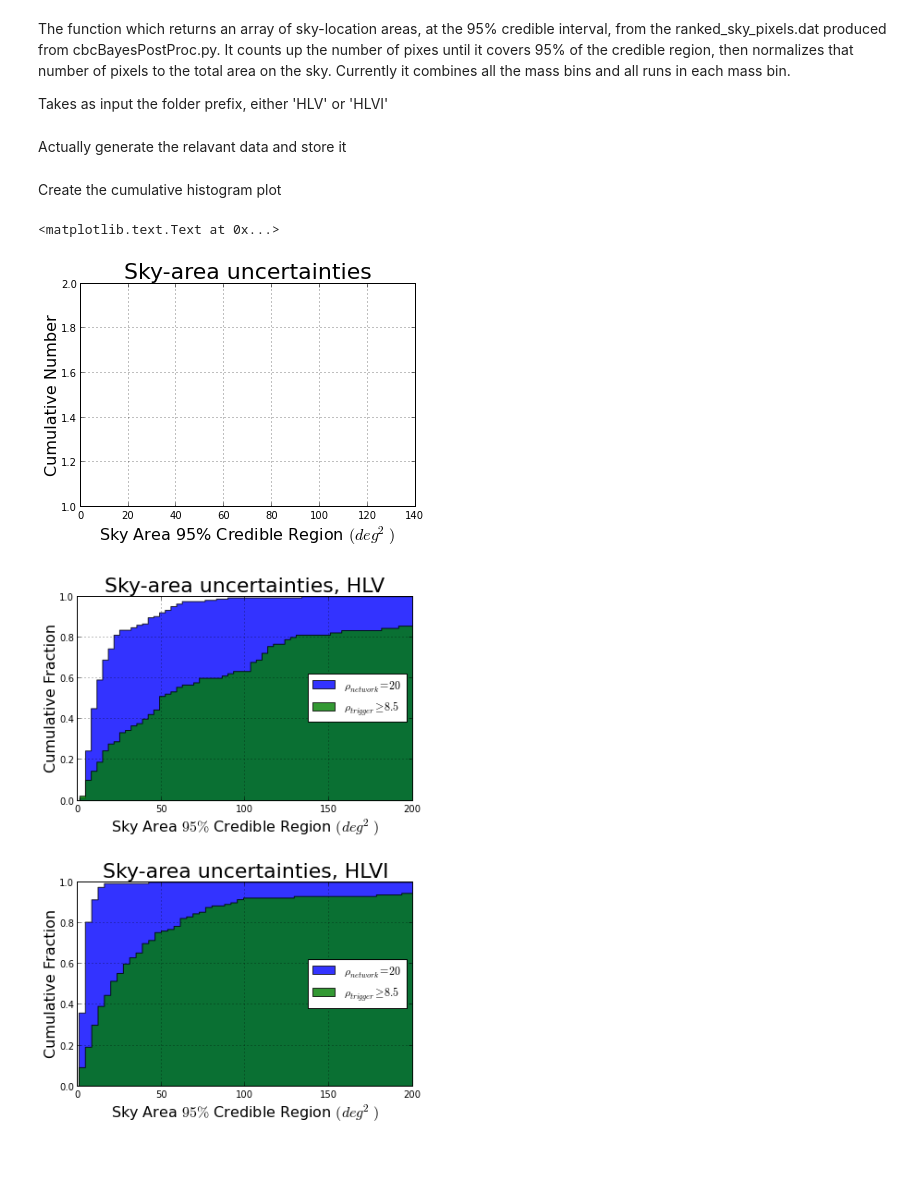
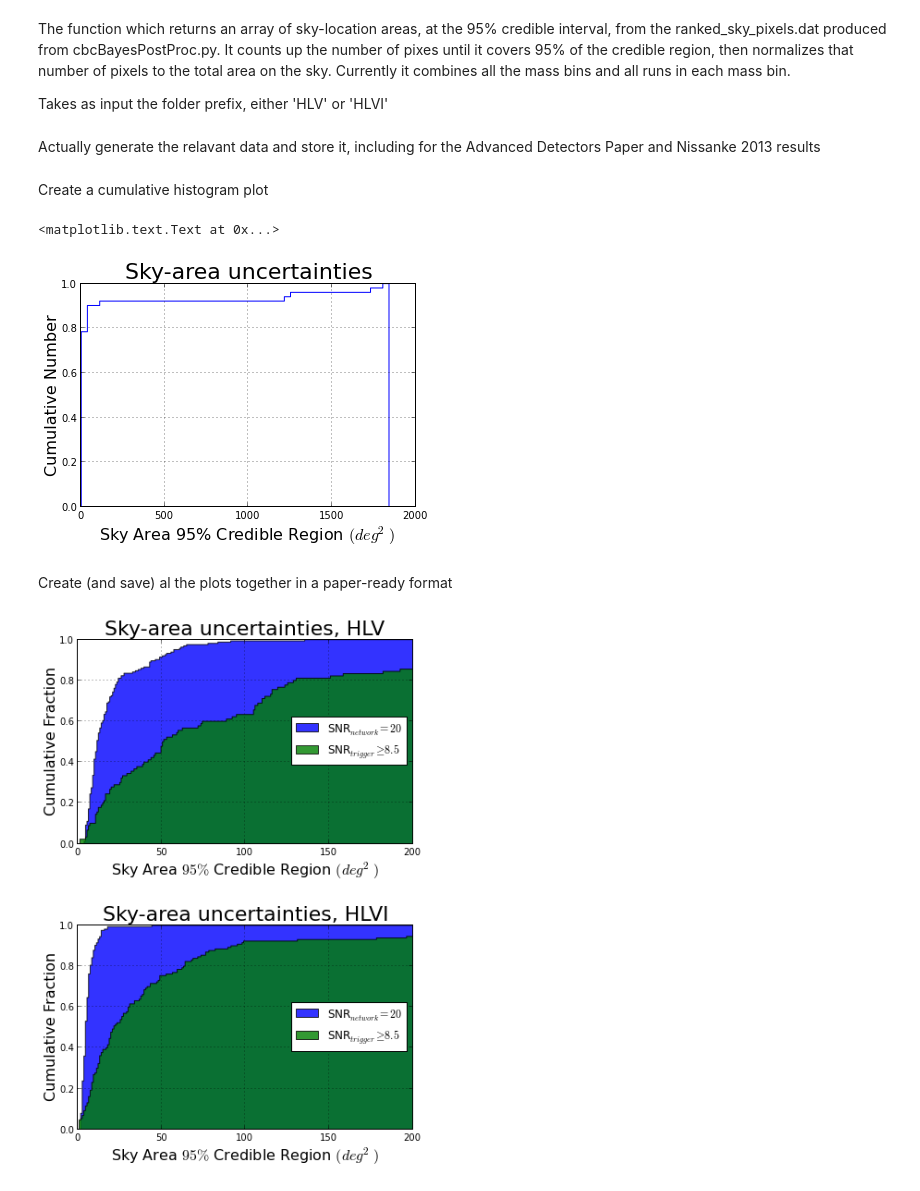
Before and after one commit to carlrodriguez/bnsProject, a Jupyter notebook: cumulativeSkyAreas.ipynb, the cells around one changed output. Saved outputs shown, nothing was run; the diff lists cells and outputs as text; code cells hidden in the pictures; blank space fills up the shorter version.

```diff
--- a/cumulativeSkyAreas.ipynb
+++ b/cumulativeSkyAreas.ipynb
@@ -30,5 +30,26 @@ def histPlots(prefix):
                 skyAreas.append(pixel*(41252.96129655765) / (len(pixelData) - 1))
                 pixel = 0
     return(skyAreas)
+# %%
+def advDetPoints():
+
+    files = os.listdir('HLVI_AdvDet')
+
+    skyAreas = []
+
+    for eachFile in files:
+        skyPixels = 'HLVI_AdvDet/' + eachFile
+        if os.path.exists(skyPixels):
+            pixel = 0
+            file = open(skyPixels)
+            pixelData = file.readlines()
+            cum = float(pixelData[1].split()[3])
+            while cum <= 0.95:
+                pixel += 1
+                cum = float(pixelData[pixel+1].split()[3])
+            skyAreas.append(pixel*(41252.96129655765) / (len(pixelData) - 1))
+            pixel = 0
+
+    return(skyAreas)
 # %% [markdown]
-Actually generate the relavant data and store it
+Actually generate the relavant data and store it, including for the Advanced Detectors Paper and Nissanke 2013 results
@@ -38,11 +56,18 @@ hlvi = histPlots('HLVI')
+# %%
+hlv = histPlots('HLV')
+hlvi = histPlots('HLVI')
+hlviAdvDet = advDetPoints()
+NissankeHLV = np.fromfile('NissankeHLV90CI.dat',sep='\n')
+NissankeHLVI = np.fromfile('Fourdet2sigmaSkyerror_India.dat',sep='\n')
 # %% [markdown]
-Create the cumulative histogram plot
+Create a cumulative histogram plot
 # %%
-hist([hlv,hlvi],bins=50,cumulative=True,normed=True,histtype='step')
+gca().set_ylim(ymax=1.)
+hist([hlviAdvDet],bins=50,cumulative=True,normed=True,histtype='step')
 grid(True)
 title("Sky-area uncertainties",fontsize=22)
 ylabel("Cumulative Number",fontsize=16)
 xlabel("Sky Area 95% Credible Region $(deg^2)$",fontsize=16)
 # %% [output]
 <matplotlib.text.Text at 0x...>
-[figure, old version]
+[figure, new version]
@@ -52,26 +74,28 @@ NissankeHLVI = np.fromfile('Fourdet2sigmaSkyerror_India.dat',sep='\n')
+# %% [markdown]
+Create (and save) al the plots together in a paper-ready format
 # %%
 subplot(2,1,1)
 subplots_adjust(hspace=0.4)
 gca().set_ylim(ymax=1.)
 gca().set_xlim(xmax=200)
-hist([hlv,NissankeHLV],bins=200,cumulative=True,normed=True,histtype='stepfilled',alpha=0.8)
+hist([hlv,NissankeHLV],bins=800,cumulative=True,normed=True,histtype='stepfilled',alpha=0.8)
 grid(True)
-legend([r'$\rho_{network}=20$', r'$\rho_{trigger}\geq 8.5$'],loc=7)
+legend(['SNR$_{network}=20$', 'SNR$_{trigger}\geq 8.5$'],loc=7)
 title("Sky-area uncertainties, HLV",fontsize=22)
 ylabel("Cumulative Fraction",fontsize=16)
 xlabel("Sky Area $95\%$ Credible Region $(deg^2)$",fontsize=16)
 subplot(2,1,2)
 gca().set_ylim(ymax=1.)
 gca().set_xlim(xmax=200)
-hist([hlvi,NissankeHLVI],bins=200,cumulative=True,normed=True,histtype='stepfilled',alpha=0.8)
+hist([hlvi,NissankeHLVI],bins=800,cumulative=True,normed=True,histtype='stepfilled',alpha=0.8)
 grid(True)
-legend([r'$\rho_{network}=20$', r'$\rho_{trigger}\geq 8.5$'],loc=7)
+legend(['SNR$_{network}=20$', 'SNR$_{trigger}\geq 8.5$'],loc=7)
 title("Sky-area uncertainties, HLVI",fontsize=22)
 ylabel("Cumulative Fraction",fontsize=16)
 xlabel("Sky Area $95\%$ Credible Region $(deg^2)$",fontsize=16)
 gcf().set_size_inches(6.5,9.5)
 savefig('doc/comparitiveSkyAreas.pdf')
 # %% [output]
-[figure, old version]
+[figure, new version]
 # %%
 gcf(
```
Also changed, not shown: parts of 5 cells of this notebook, 4 other files.
